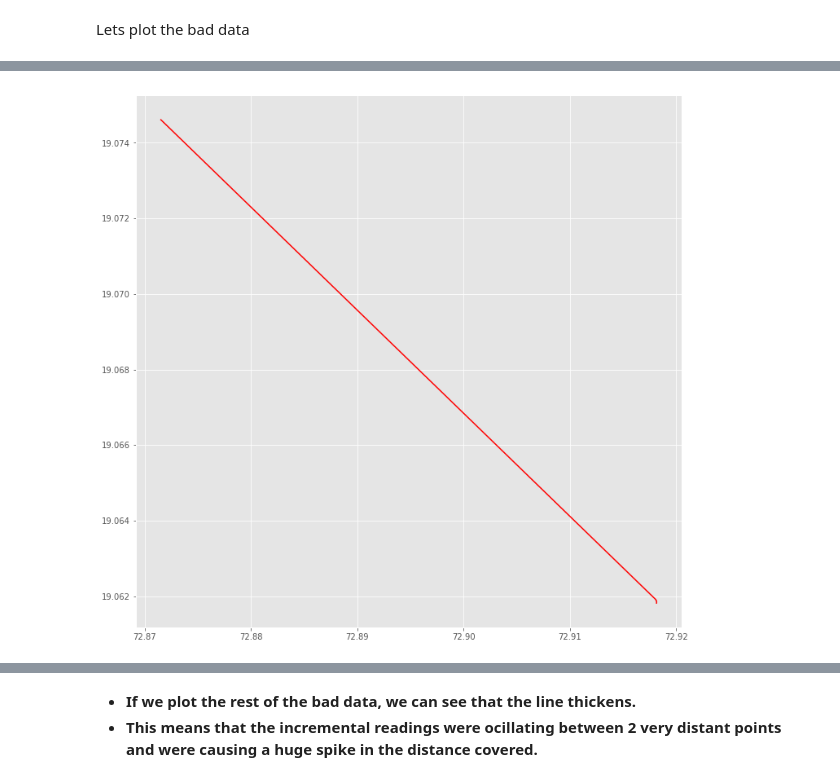
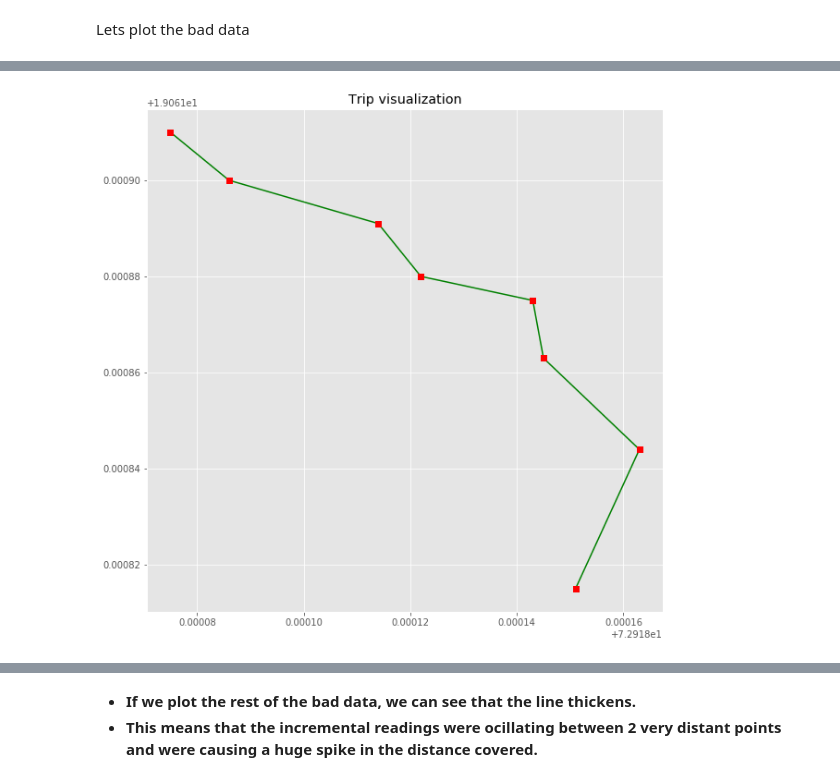
Before and after one commit to anish2197/data-analystics, a Jupyter notebook: Day 8.ipynb, the cells around one changed output, grey strips where cells are left out. Drawn from its saved outputs; the diff is of its cells as text; code cells hidden in the pictures.

```diff
--- a/Day 8.ipynb
+++ b/Day 8.ipynb
@@ -182,8 +173,5 @@ plt.show()
-# %%
-df_bad = df_bad3[220:281]
-plt.figure(figsize=(12,12))
-plt.style.use("ggplot")
-plt.plot(df_bad["lon"], df_bad["lat"], "r")
-plt.show()
-# %% [output]
-[figure, removed]
+# %%
+df_bad = df_bad3[220:279]
+plot_trip(df_bad, 10, 10)
+# %% [output]
+[figure, added]
```
Also changed, not shown: parts of 11 cells of this notebook, 1 other file.
